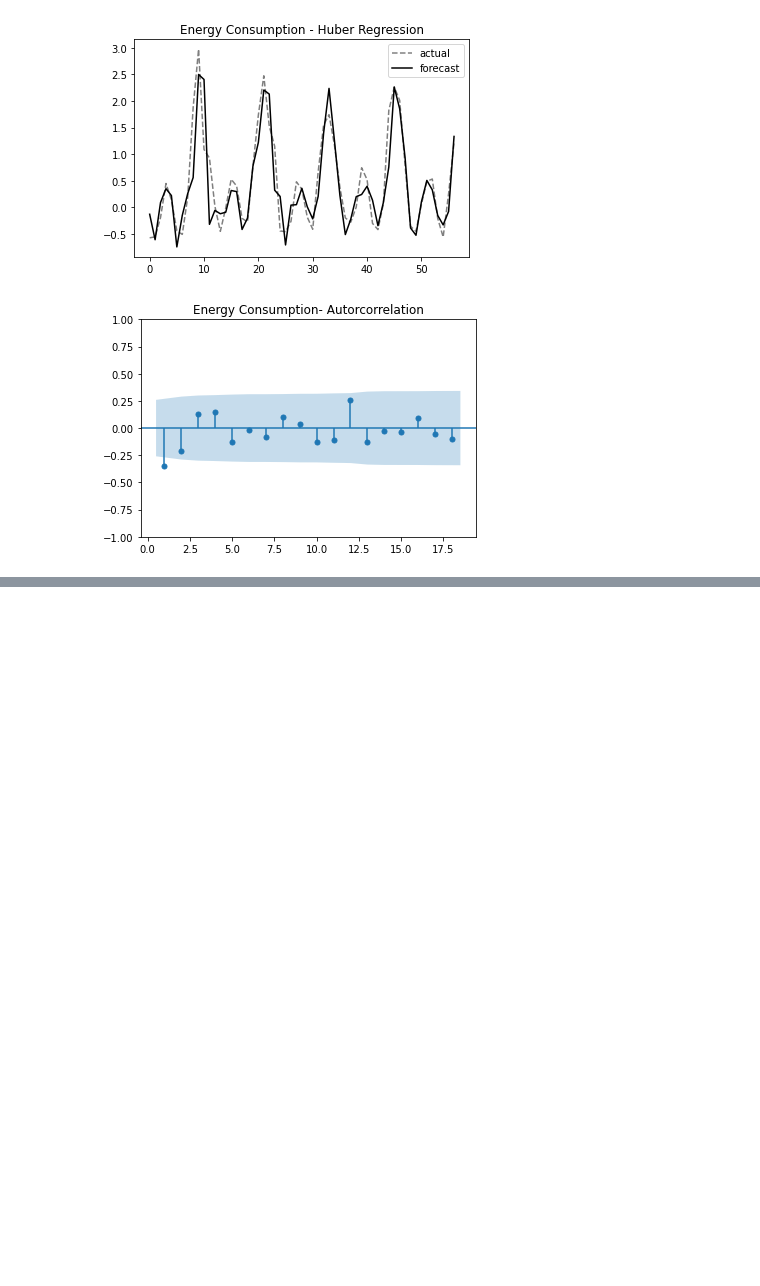
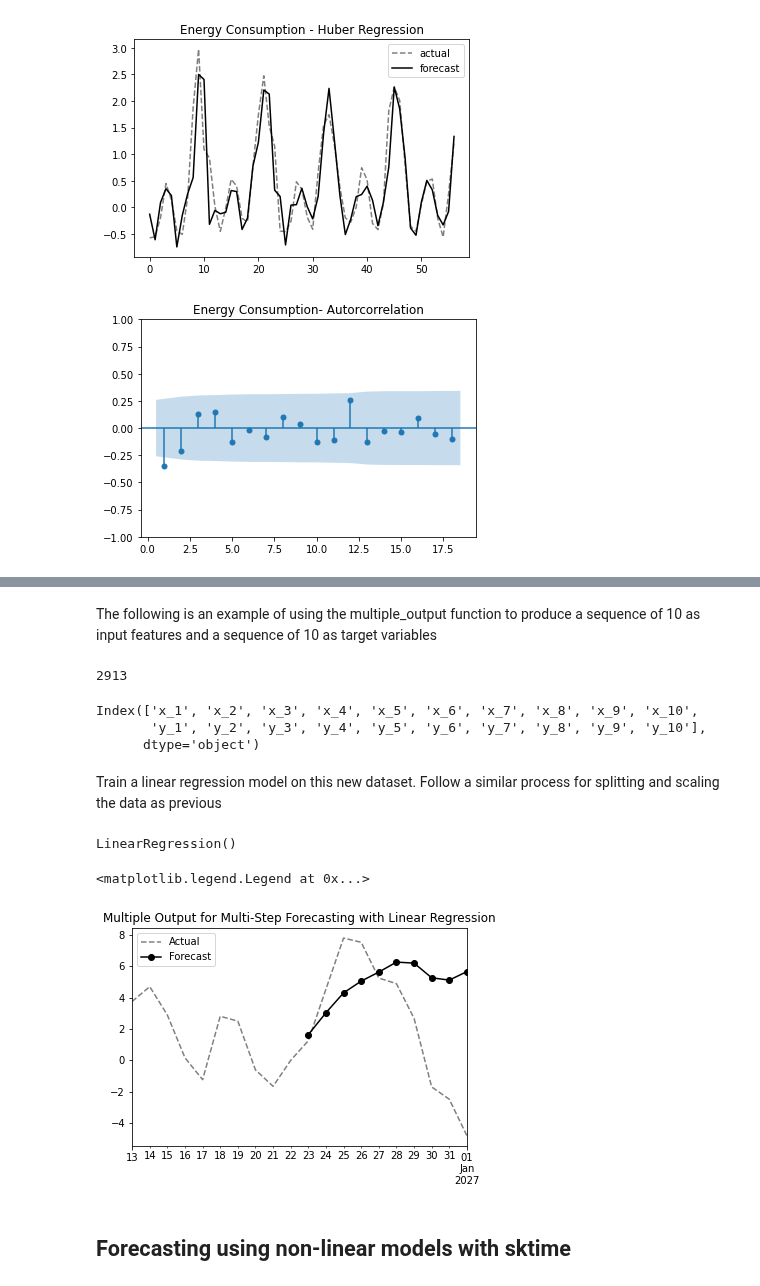
Before and after one commit to LaurbergMJ/TimeSeriesAnalysisWithPythonCookbook, a Jupyter notebook: Ch12.ipynb, the cells around one changed output, grey strips where cells are left out. Cells and saved outputs as stored; diff of their text form; code cells hidden in the pictures; blank space fills up the shorter version.

```diff
--- a/Ch12.ipynb
+++ b/Ch12.ipynb
@@ -358,0 +526,60 @@ plot_results(cols, en_results, 'Energy Consumption')
+# %%
+def multiple_output(df, window_in, window_out):
+    d = df.values
+    x = []
+    y = []
+    n = len(df)
+    idx = df.index[:-window_in]
+    print(len(idx))
+    for start in range(n-window_in):
+        end = start + window_in
+        out = end + window_out
+        x.append(d[start:end].ravel())
+        y.append(d[end:out].ravel())
+
+    cols_x = [f'x_{i}' for i in range(1, window_in+1)]
+    cols_y = [f'y_{i}' for i in range(1, window_out+1)]
+    df_xs = pd.DataFrame(x, index=idx, columns=cols_x)
+    df_y = pd.DataFrame(y, index=idx, columns=cols_y)
+    return pd.concat([df_xs, df_y], axis=1).dropna()
+# %% [markdown]
+The following is an example of using the multiple_output function to produce a sequence of 10 as input features and a sequence of 10 as target variables
+# %%
+win_in, win_out = 10, 10
+dw_mo = multiple_output(dw_cp, win_in, win_out)
+dw_mo.columns
+# %% [output]
+2913
+Index(['x_1', 'x_2', 'x_3', 'x_4', 'x_5', 'x_6', 'x_7', 'x_8', 'x_9', 'x_10',
+       'y_1', 'y_2', 'y_3', 'y_4', 'y_5', 'y_6', 'y_7', 'y_8', 'y_9', 'y_10'],
+      dtype='object')
+# %% [markdown]
+Train a linear regression model on this new dataset. Follow a similar process for splitting and scaling the data as previous
+# %%
+train_dw, test_dw = split_data(dw_mo, test_split=0.10)
+scaler_dw = Standardize()
+train_dw_s, test_dw_s = scaler_dw.fit_transform(train_dw, test_dw)
+X_train, y_train = train_dw_s.iloc[:, :win_in], train_dw_s.iloc[:, win_out:]
+X_test, y_test = test_dw_s.iloc[:, :win_in], test_dw_s.iloc[:, win_out:]
+# %%
+# Now, we can fit the model and then make a prediction
+
+lr = LinearRegression()
+lr.fit(X_train, y_train)
+# %% [output]
+LinearRegression()
+# %%
+# Create a plot to compare the forecast against the out-of-sample or test data
+
+mo_pred = scaler_dw.inverse_y(lr.predict(X_test)[-1])
+dates = pd.date_range('2026-12-13', freq='D', periods=20)
+inputs, outputs = dates[:win_in], dates[win_out:]
+pd.Series(test_dw.iloc[-1].values, index=dates).plot(style='k--', alpha=0.5)
+pd.Series(mo_pred, index=outputs).plot(style='k-o')
+plt.title('Multiple Output for Multi-Step Forecasting with Linear Regression')
+plt.legend(['Actual', 'Forecast'])
+# %% [output]
+<matplotlib.legend.Legend at 0x...>
+[figure, added]
+# %% [markdown]
+## Forecasting using non-linear models with sktime
```
Also changed, not shown: parts of 20 cells of this notebook.
